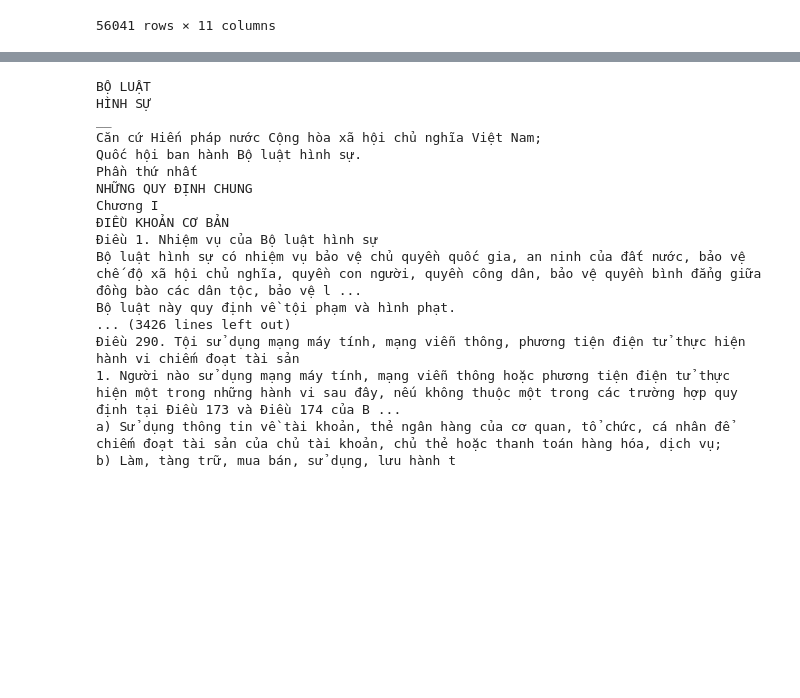
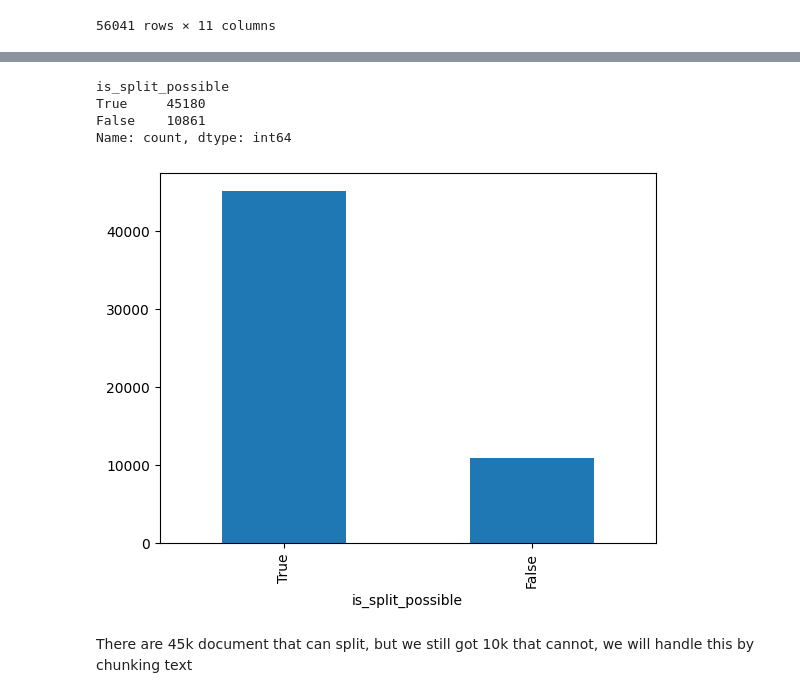
Before and after one commit to trongthanht3/vbpl_crawler, a Jupyter notebook: ProcesseCorpus.ipynb, the cells around one changed output, grey strips where cells are left out. Saved outputs shown, nothing was run; the diff lists cells and outputs as text; code cells hidden in the pictures; blank space fills up the shorter version.

Commit message:
refactor: update process corpus script

```diff
--- a/ProcesseCorpus.ipynb
+++ b/ProcesseCorpus.ipynb
@@ -17,6 +17,14 @@ df_corpus_no_zalo
 | 56039 | https://vbpl.vn/TW/Pages/vbpq-van... | Công văn về việc thuế nhập khẩu v... | Công văn 10547/TC/TCT | Hiệu lực:... | NaN | BỘ NÔNG NGHIỆP VÀ PHÁT TRIỂN NÔNG... | True | 10547/tc/tct | ... |
 | 56040 | https://vbpl.vn/TW/Pages/vbpq-van... | Công văn hoàn trả tiền sử dụng đấ... | Công văn 136-TC/QLCS | Hiệu lực:... | NaN | BỘ NÔNG NGHIỆP VÀ PHÁT TRIỂN NÔNG... | True | 136-tc/qlcs | ... |
 56041 rows × 11 columns
+# %%
+# utilities function
+import seaborn as sns
+
+def plot_value_count(series):
+    type_counts = series.value_counts()
+    print(type_counts)
+    type_counts.plot(kind='bar')
 # %%
 import re
 def process_structure_law(text):
@@ -69,20 +97,18 @@ not found
 # %%
-print(df_corpus_no_zalo.iloc[1]['content'])
+# We check if split is possible
+def is_split_possible(text):
+    if process_structure_law(text) == []:
+        return False
+    return True
+
+df_corpus_no_zalo['is_split_possible'] = df_corpus_no_zalo['content'].apply(is_split_possible)
+
+plot_value_count(df_corpus_no_zalo['is_split_possible'])
 # %% [output]
-BỘ LUẬT
-HÌNH SỰ
-__
-Căn cứ Hiến pháp nước Cộng hòa xã hội chủ nghĩa Việt Nam;
-Quốc hội ban hành Bộ luật hình sự.
-Phần thứ nhất
-NHỮNG QUY ĐỊNH CHUNG
-Chương I
-ĐIỀU KHOẢN CƠ BẢN
-Điều 1. Nhiệm vụ của Bộ luật hình sự
-Bộ luật hình sự có nhiệm vụ bảo vệ chủ quyền quốc gia, an ninh của đất nước, bảo vệ chế độ xã hội chủ nghĩa, quyền con người, quyền công dân, bảo vệ quyền bình đẳng giữa đồng bào các dân tộc, bảo vệ l ...
-Bộ luật này quy định về tội phạm và hình phạt.
-... (3426 lines left out)
-Điều 290. Tội sử dụng mạng máy tính, mạng viễn thông, phương tiện điện tử thực hiện hành vi chiếm đoạt tài sản
-1. Người nào sử dụng mạng máy tính, mạng viễn thông hoặc phương tiện điện tử thực hiện một trong những hành vi sau đây, nếu không thuộc một trong các trường hợp quy định tại Điều 173 và Điều 174 của B ...
-a) Sử dụng thông tin về tài khoản, thẻ ngân hàng của cơ quan, tổ chức, cá nhân để chiếm đoạt tài sản của chủ tài khoản, chủ thẻ hoặc thanh toán hàng hóa, dịch vụ;
-b) Làm, tàng trữ, mua bán, sử dụng, lưu hành t
+is_split_possible
+True     45180
+False    10861
+Name: count, dtype: int64
+[figure, added]
+# %% [markdown]
+There are 45k document that can split, but we still got 10k that cannot, we will handle this by chunking text
```
Also changed, not shown: parts of 5 cells of this notebook, 1 other file.
